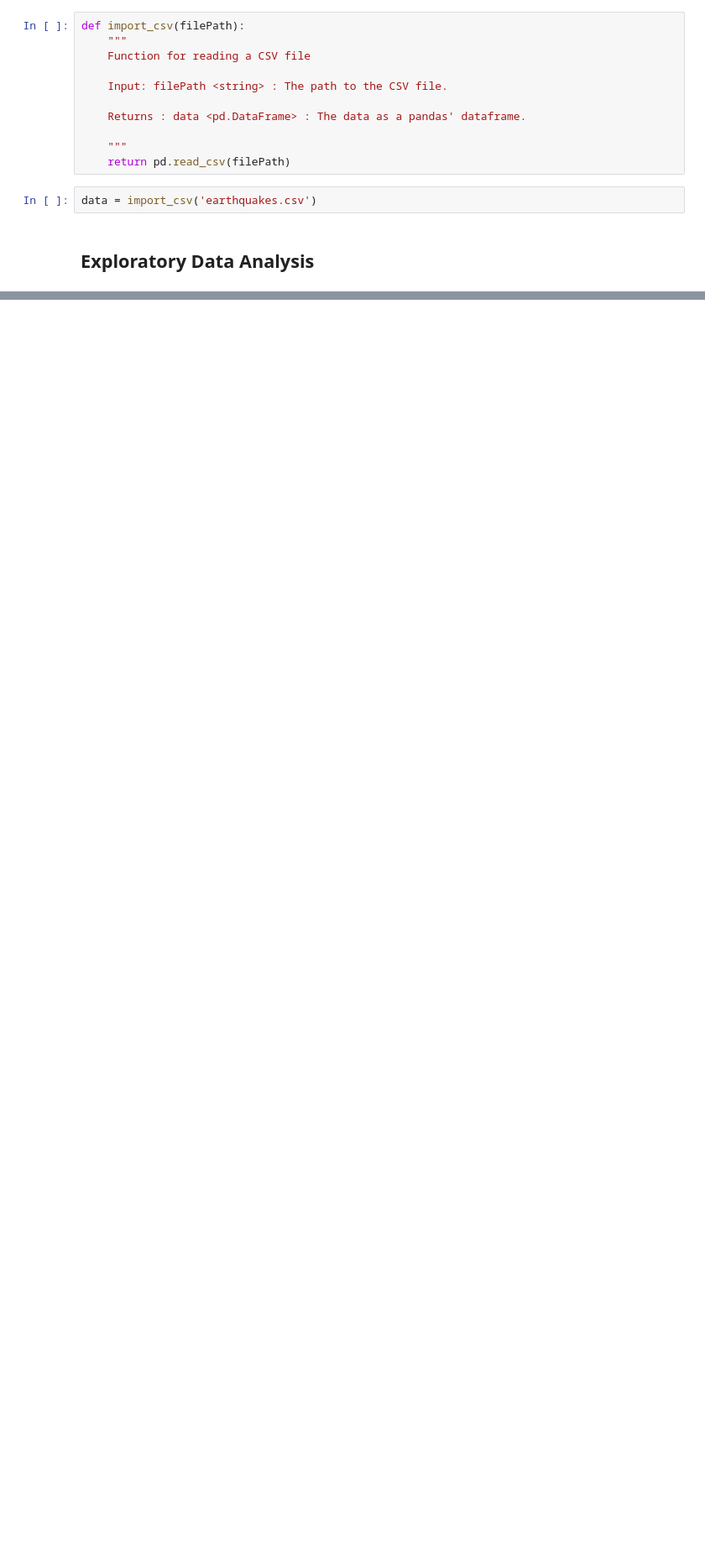
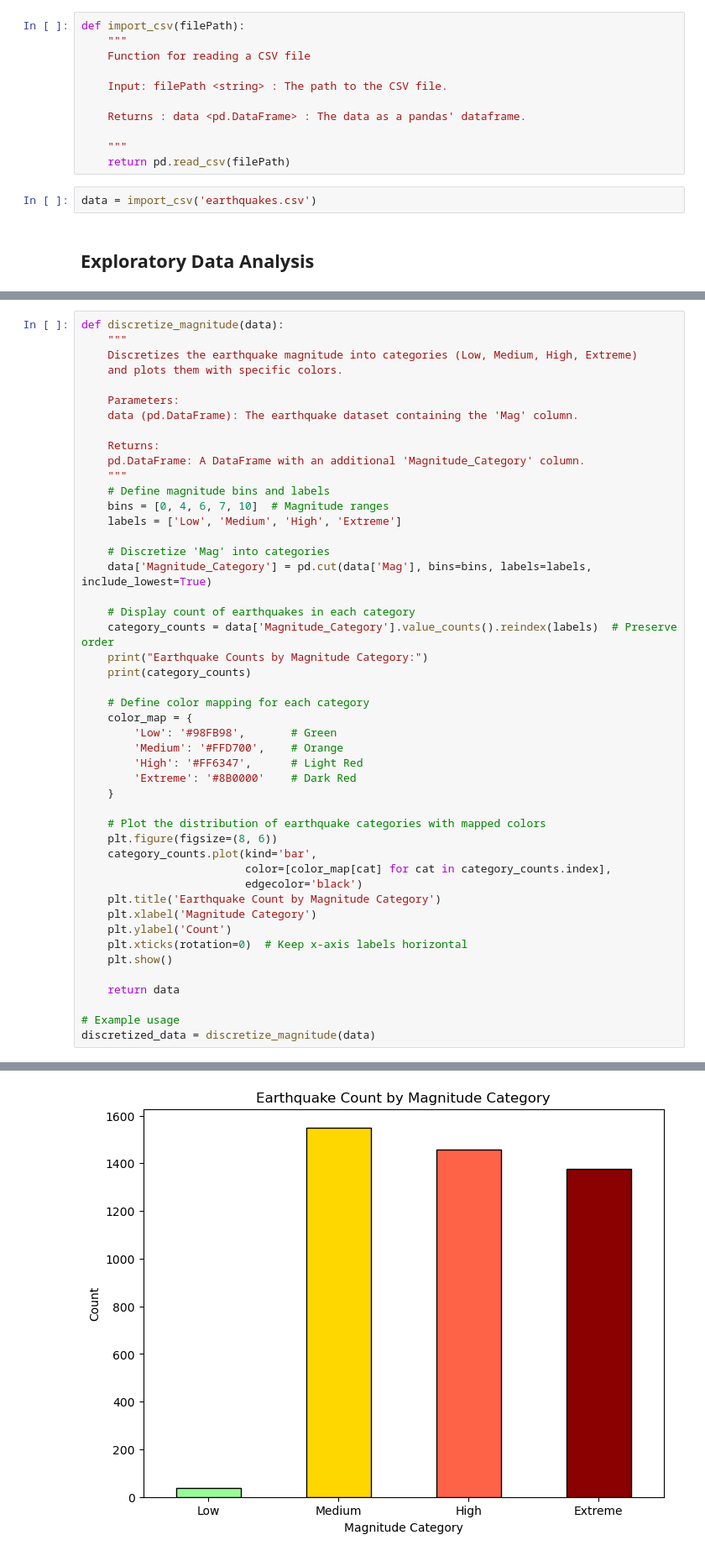
Before and after one commit to Hu9o73/P4DS_Earthquakes, a Jupyter notebook: partiel.ipynb, the cells around one changed output, grey strips where cells are left out. Shown at 84% size. Saved outputs shown, nothing was run; the diff lists cells and outputs as text; blank space fills up the shorter version.

```diff
--- a/partiel.ipynb
+++ b/partiel.ipynb
@@ -71,0 +242,48 @@ EDA(data)
+# %%
+def discretize_magnitude(data):
+    """
+    Discretizes the earthquake magnitude into categories (Low, Medium, High, Extreme)
+    and plots them with specific colors.
+
+    Parameters:
+    data (pd.DataFrame): The earthquake dataset containing the 'Mag' column.
+
+    Returns:
+    pd.DataFrame: A DataFrame with an additional 'Magnitude_Category' column.
+    """
+    # Define magnitude bins and labels
+    bins = [0, 4, 6, 7, 10]  # Magnitude ranges
+    labels = ['Low', 'Medium', 'High', 'Extreme']
+
+    # Discretize 'Mag' into categories
+    data['Magnitude_Category'] = pd.cut(data['Mag'], bins=bins, labels=labels, include_lowest=True)
+
+    # Display count of earthquakes in each category
+    category_counts = data['Magnitude_Category'].value_counts().reindex(labels)  # Preserve order
+    print("Earthquake Counts by Magnitude Category:")
+    print(category_counts)
+
+    # Define color mapping for each category
+    color_map = {
+        'Low': '#98FB98',       # Green
+        'Medium': '#FFD700',    # Orange
+        'High': '#FF6347',      # Light Red
+        'Extreme': '#8B0000'    # Dark Red
+    }
+
+    # Plot the distribution of earthquake categories with mapped colors
+    plt.figure(figsize=(8, 6))
+    category_counts.plot(kind='bar',
+                         color=[color_map[cat] for cat in category_counts.index],
+                         edgecolor='black')
+    plt.title('Earthquake Count by Magnitude Category')
+    plt.xlabel('Magnitude Category')
+    plt.ylabel('Count')
+    plt.xticks(rotation=0)  # Keep x-axis labels horizontal
+    plt.show()
+
+    return data
+
+# Example usage
+discretized_data = discretize_magnitude(data)
+# %% [output]
@@ -71,0 +297 @@ EDA(data)
+[figure, added]
```
Also changed, not shown: parts of 9 cells of this notebook.
